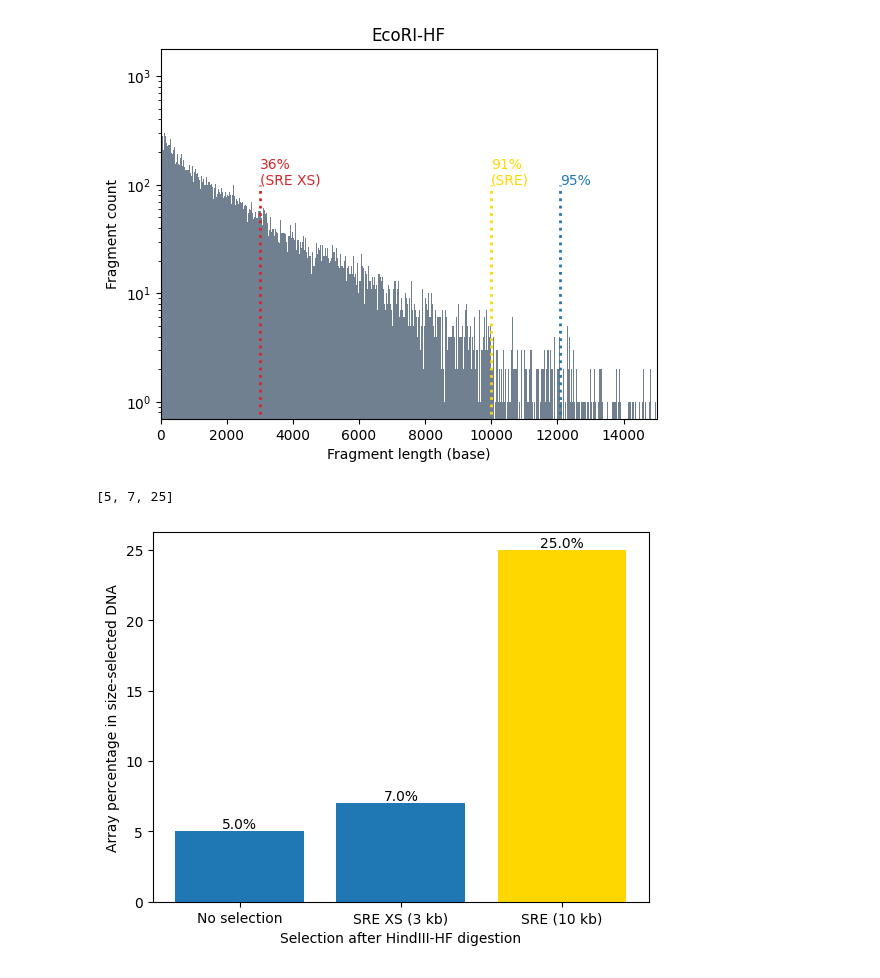
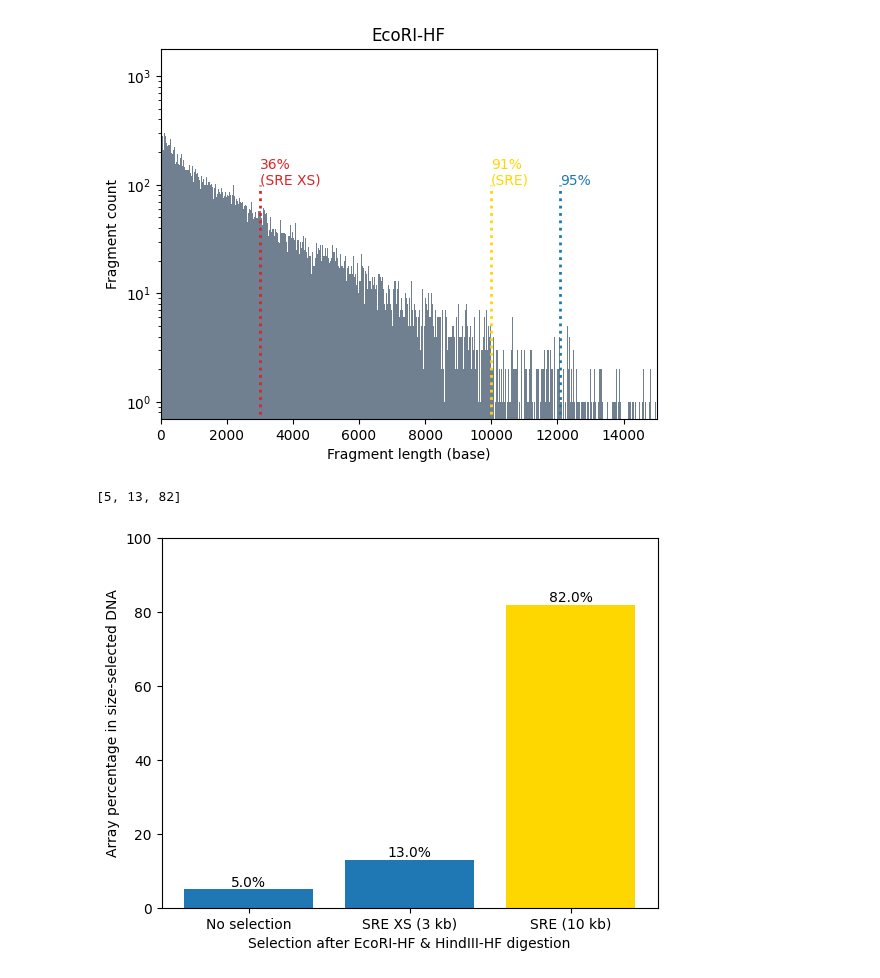
Before and after one commit to JeromeeX/wormdigester, a Jupyter notebook: wormdigester.ipynb, the cells around one changed output. Saved outputs shown, nothing was run; the diff lists cells and outputs as text; code cells hidden in the pictures.

Commit message:
Re-set the y-axis range for figure 2.

```diff
--- a/wormdigester.ipynb
+++ b/wormdigester.ipynb
@@ -163,32 +163,33 @@ plotting("EcoRI-HF", "EcoRI-HF")
 # %%
 import matplotlib.pyplot as plt
 
 def comparison(zyme1, zyme2):
     digestion = digest(zyme1, zyme2)
 
     def size_to_percent(fragments, n):
         above_cutoff = 0
         for i in fragments:
             if i >= n:
                 above_cutoff += i
         return round(5000000 * 100/(above_cutoff + 5000000))
 
     comparisonlist = ["No selection", "SRE XS (3 kb)", "SRE (10 kb)"]
     percentagelist = [5, size_to_percent(digestion, 3000), size_to_percent(digestion, 10000)]
     bar_colors = ["tab:blue", "tab:blue", "gold"]
 
     fig, ax = plt.subplots()
     bar_container = ax.bar(comparisonlist, percentagelist, color=bar_colors)
     ax.bar_label(bar_container, fmt=lambda x: str(x) + "%")
+    ax.set_ylim(0, 100)
     if zyme1 == zyme2:
         ax.set(ylabel="Array percentage in size-selected DNA", xlabel = "Selection after " + zyme1 + " digestion")
         plt.savefig("2 " + zyme1 + " array percentage comparison ", dpi=500)
     else:
         ax.set(ylabel="Array percentage in size-selected DNA", xlabel = "Selection after " + zyme1 + " & " + zyme2 + " digestion")
         plt.savefig("2 " + zyme1 + " & " + zyme2 + " array percentage comparison", dpi=500)
     return percentagelist
 
-comparison("HindIII-HF", "HindIII-HF")
+comparison("EcoRI-HF", "HindIII-HF")
 # %% [output]
-[5, 7, 25]
+[5, 13, 82]
-[figure, old version]
+[figure, new version]
```
Also changed, not shown: 3 other files.
